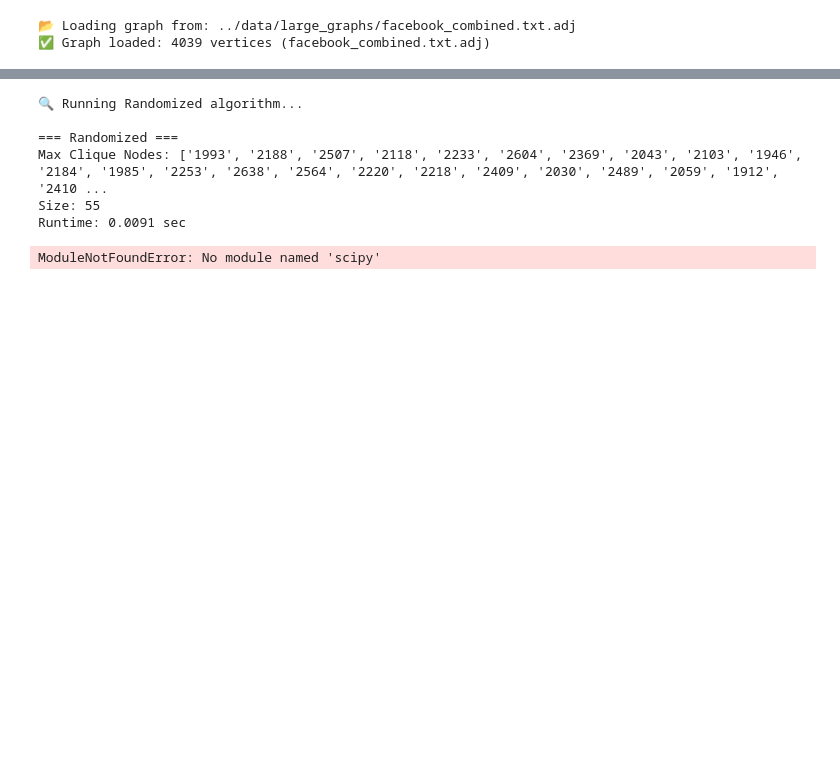
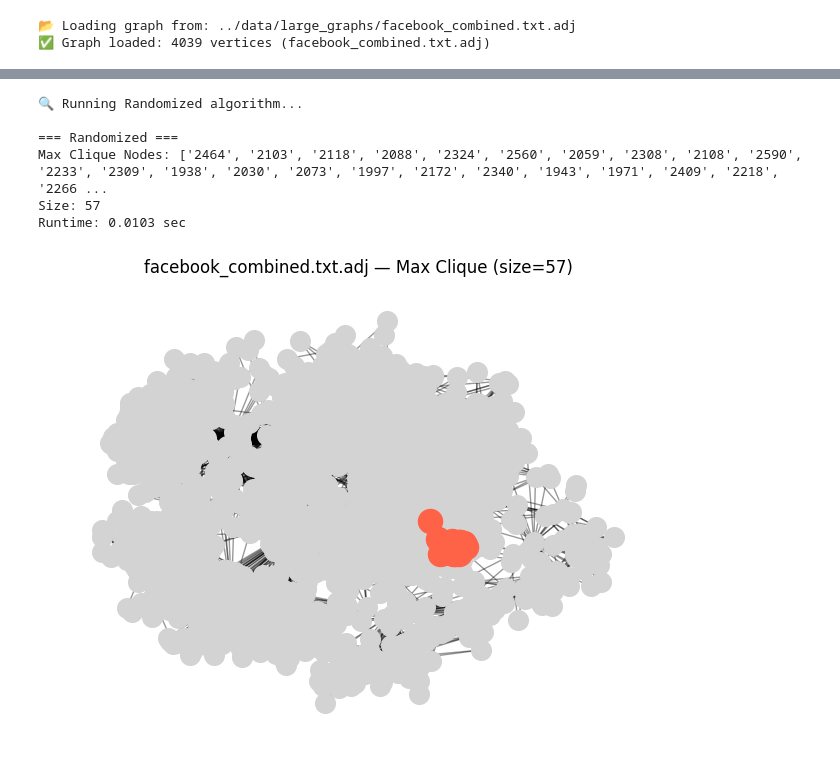
Before and after one commit to NehaP1706/MaximumClique, a Jupyter notebook: experiments/medium_graphs.ipynb, the cells around one changed output, grey strips where cells are left out. Saved outputs shown, nothing was run; the diff lists cells and outputs as text; code cells hidden in the pictures; blank space fills up the shorter version.

```diff
--- a/experiments/medium_graphs.ipynb
+++ b/experiments/medium_graphs.ipynb
@@ -127,38 +127,38 @@ KeyboardInterrupt:
 print("\n🔍 Running Randomized algorithm...\n")
 
 start = time.time()
-max_clique = randomized_max_clique(G_dict)
+size, max_clique, _ = randomized_max_clique(G_dict)
 end = time.time()
 
 print("=== Randomized ===")
 print(f"Max Clique Nodes: {max_clique}")
 print(f"Size: {len(max_clique)}")
 print(f"Runtime: {end - start:.4f} sec\n")
 
 # --- Step 5: Visualization (optional, small graphs only) ---
 # Since student-cooperation has only ~185 nodes, visualization is possible
 G_nx = nx.Graph()
 for node, nbrs in G_dict.items():
     for nbr in nbrs:
         G_nx.add_edge(node, nbr)
 
 pos = nx.spring_layout(G_nx, seed=42)
 
 plt.figure(figsize=(8, 6))
 nx.draw_networkx_nodes(G_nx, pos, node_color="lightgray", node_size=200)
 nx.draw_networkx_edges(G_nx, pos, alpha=0.4)
 nx.draw_networkx_nodes(G_nx, pos, nodelist=max_clique, node_color="tomato", node_size=300)
 plt.title(f"{chosen_file} — Max Clique (size={len(max_clique)})")
 plt.axis("off")
 plt.show()
 # %% [output]
 🔍 Running Randomized algorithm...
 
 === Randomized ===
-Max Clique Nodes: ['1993', '2188', '2507', '2118', '2233', '2604', '2369', '2043', '2103', '1946', '2184', '1985', '2253', '2638', '2564', '2220', '2218', '2409', '2030', '2489', '2059', '1912', '2410 ...
-Size: 55
-Runtime: 0.0091 sec
+Max Clique Nodes: ['2464', '2103', '2118', '2088', '2324', '2560', '2059', '2308', '2108', '2590', '2233', '2309', '1938', '2030', '2073', '1997', '2172', '2340', '1943', '1971', '2409', '2218', '2266 ...
+Size: 57
+Runtime: 0.0103 sec
-ModuleNotFoundError: No module named 'scipy'
+[figure, added]
 # %%
 # local_random
 # %%
```
Also changed, not shown: parts of 5 cells of this notebook, 2 other files.
